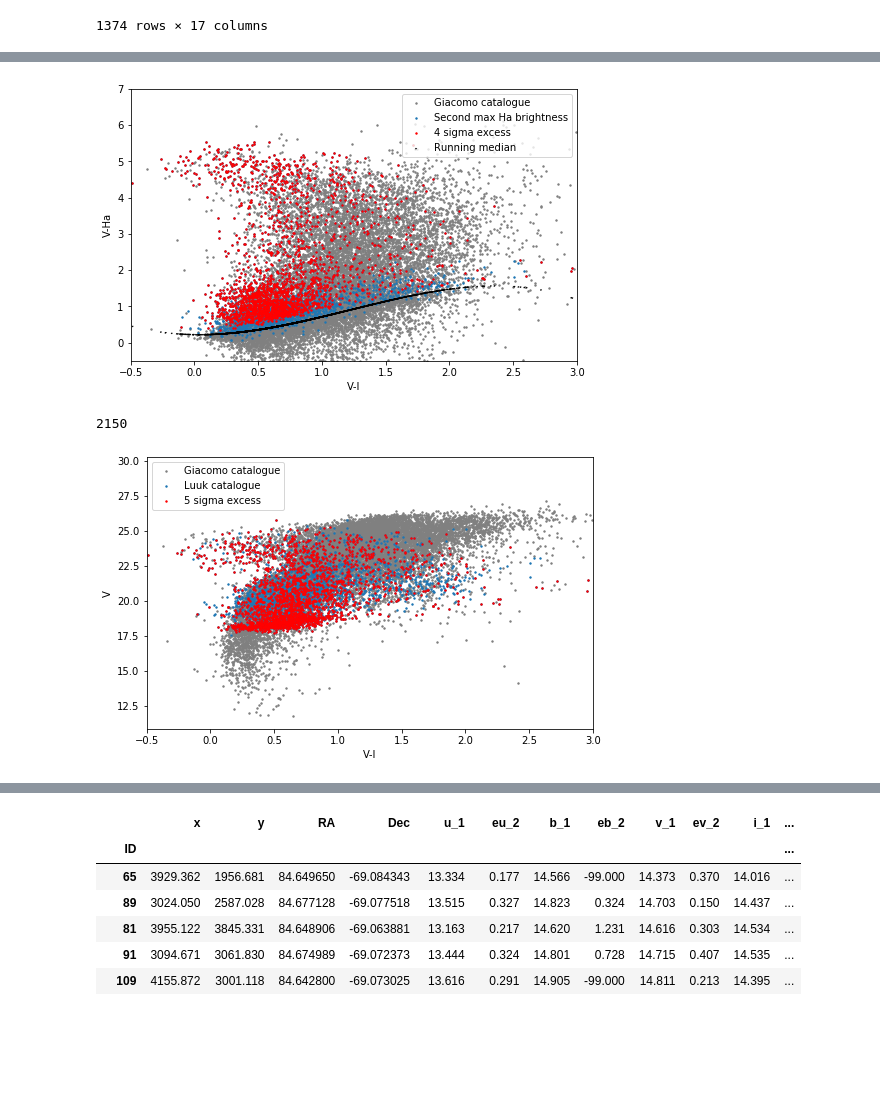
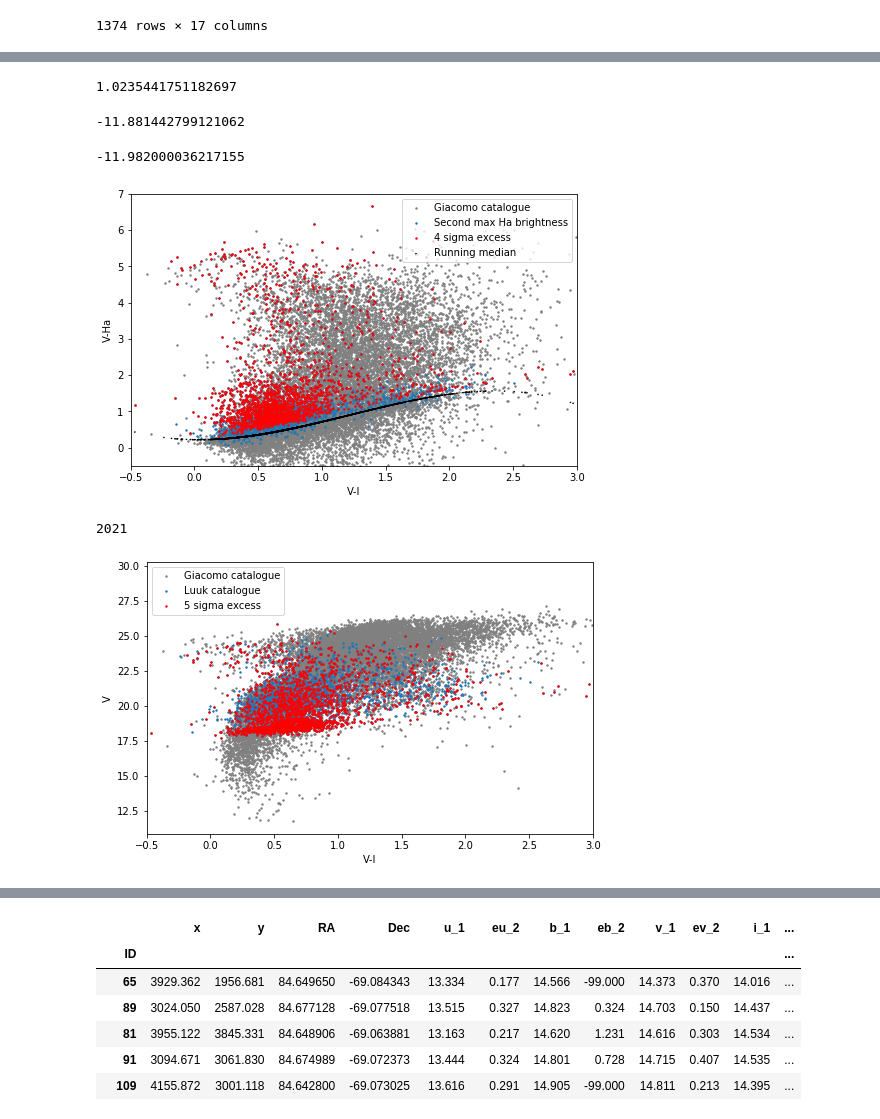
Before and after one commit to LuukOudshoorn25/HubbleVariableStars, a Jupyter notebook: IRAF/IRAF_Analysis.ipynb, the cells around one changed output, grey strips where cells are left out. Drawn from its saved outputs; the diff is of its cells as text; code cells hidden in the pictures; blank space fills up the shorter version.

```diff
--- a/IRAF/IRAF_Analysis.ipynb
+++ b/IRAF/IRAF_Analysis.ipynb
@@ -22 +23,5 @@ INFO: Pandarallel will run on 6 workers.
 INFO: Pandarallel will use Memory file system to transfer data between the main process and workers.
+# %%
+all_stars_read = Table.read('../HST_Guido/30dor_all_newerr.UBVIHa.rot', format='ascii').to_pandas()
+all_stars_read.columns = 'ID;x;y;RA;Dec;u_1;eu_2;b_1;eb_2;v_1;ev_2;i_1;ei_2;ha_1;eha_2'.split(';')
+all_stars_read = all_stars_read.set_index('ID')
@@ -23,8 +38,5 @@ INFO: Pandarallel will use Memory file system to transfer data between the main
 # %%
-all_stars = Table.read('../HST_Guido/30dor_all_newerr.UBVIHa.rot', format='ascii').to_pandas()
-all_stars.columns = 'ID;x;y;RA;Dec;u_1;eu_2;b_1;eb_2;v_1;ev_2;i_1;ei_2;ha_1;eha_2'.split(';')
-all_stars = all_stars.set_index('ID')
-all_stars = all_stars[(all_stars['ha_1']>5)&(all_stars['ha_1']<50)]
+all_stars = all_stars_read[(all_stars_read['ha_1']>5)&(all_stars_read['ha_1']<50)]
 all_stars = all_stars[(all_stars['v_1']>5)&(all_stars['v_1']<50)]
 all_stars = all_stars[(all_stars['i_1']>5)&(all_stars['i_1']<50)]
 all_stars = all_stars[(all_stars['eha_2']>0)&(all_stars['eha_2']<50)]
@@ -182,3 +224,5 @@ phot_df.to_pickle('cleaned_phot_df.pickle')
+# %%
+phot_df = pd.read_pickle('cleaned_phot_df_aper3.pickle')
 # %%
 class Analysis():
     def __init__(self, phot_df):
@@ -370,7 +414,8 @@ class Analysis():
         files = ['./WFC'+wfc+'_crcleaned/'+w+'fits' for w in files]
         self.GetTimeSeries(AssocID, Filter)
         #racenter, deccenter = local_phot_df.ALPHA_J2000.values[0], local_phot_df.DELTA_J2000.values[0]
-        racenter, deccenter = all_stars.loc[AssocID]['RA'], all_stars.loc[AssocID]['Dec']
+
+        racenter, deccenter = local_phot_df['RA'].median(), local_phot_df['Dec'].median()
         xs, ys = local_phot_df.XCENTER.values, local_phot_df.YCENTER.values
         apert = str(3.25*0.04/3600)
         # Make region file
@@ -507,3 +690,15 @@ b[b.index.get_level_values(1)=='F555W'].sort_values(by='MAD')
+# %%
+bg_2/bg_1
+# %% [output]
+1.0235441751182697
+# %%
+-2.5*np.log10((st2-bg_2))
+# %% [output]
+-11.881442799121062
+# %%
+-2.5*np.log10((st1-bg_1))
+# %% [output]
+-11.982000036217155
 # %%
 df = pd.DataFrame({'X' : all_stars[all_stars['eha_2'] < 0.15]['v_1'] - all_stars[all_stars['eha_2'] < 0.15]['i_1'], 'Y' : all_stars[all_stars['eha_2'] < 0.15]['v_1'] - all_stars[all_stars['eha_2'] < 0.15]['ha_1']})  #we build a dataframe from the data
 _, bins=pd.qcut(df.X,70, retbins=True)
@@ -522,23 +717,23 @@ df= Analyzer.merge_color_maxha('F555W','F814W')
 # %%
 plt.figure(figsize=(8,5))
 plt.ylim(-0.5,7)
 plt.xlim(-0.5,3)
-five_sigma_excess = ((df.F555W-df.SecondMaxHa) - running_median(df.F555W-df.F814W))/np.sqrt((df.eColor**2+df.HaErr**2))>=5
+five_sigma_excess = ((df.F555W-df.SecondMaxHa) - running_median(df.F555W-df.F814W))/np.sqrt((df.eColor**2+df.HaErr**2))>=4
 #plt.scatter((Analyzer.MedMag.unstack()['F555W'] - Analyzer.MedMag.unstack()['F814W']),(Analyzer.MedMag.unstack()['F555W'] - Analyzer.MedMag.unstack()['F656N']), s=1, label='Median colors')
 plt.scatter(all_stars['v_1']-all_stars['i_1'], all_stars['v_1']-all_stars['ha_1'], color='grey', s=2, label='Giacomo catalogue')
 plt.scatter(df.F555W-df.F814W, df.F555W-df.SecondMaxHa, s=2, label='Second max Ha brightness')
 plt.scatter((df.F555W-df.F814W)[five_sigma_excess], (df.F555W-df.SecondMaxHa)[five_sigma_excess], s=2, c='red', label='4 sigma excess')
 plt.scatter(df.F555W-df.F814W,running_median(df.F555W-df.F814W), color='black', s=1, ls='dotted', label='Running median')
 
 plt.xlabel('V-I')
 plt.ylabel('V-Ha')
 plt.legend(loc='best')
 plt.show()
 print(five_sigma_excess.sum())
 ha_excess_stars = five_sigma_excess.index[five_sigma_excess].values
 # %% [output]
-[figure, old version]
+[figure, new version]
-2150
+2021
 # %%
 plt.figure(figsize=(8,5))
 #plt.ylim(-0.5,7)
@@ -559,7 +754,7 @@ plt.show()
 #print(five_sigma_excess.sum())
 #ha_excess_stars = five_sigma_excess.index[five_sigma_excess].values
 # %% [output]
-[figure, old version]
+[figure, new version]
 # %%
 F555mags = Analyzer.GetMedMags()[Analyzer.GetMedMags().index.get_level_values(1)=='F555W'].droplevel(1)
 merged = pd.merge(F555mags,all_stars['v_1'], left_index=True, right_index=True, how='outer')
```
Also changed, not shown: parts of 61 cells of this notebook, 3 other files.
